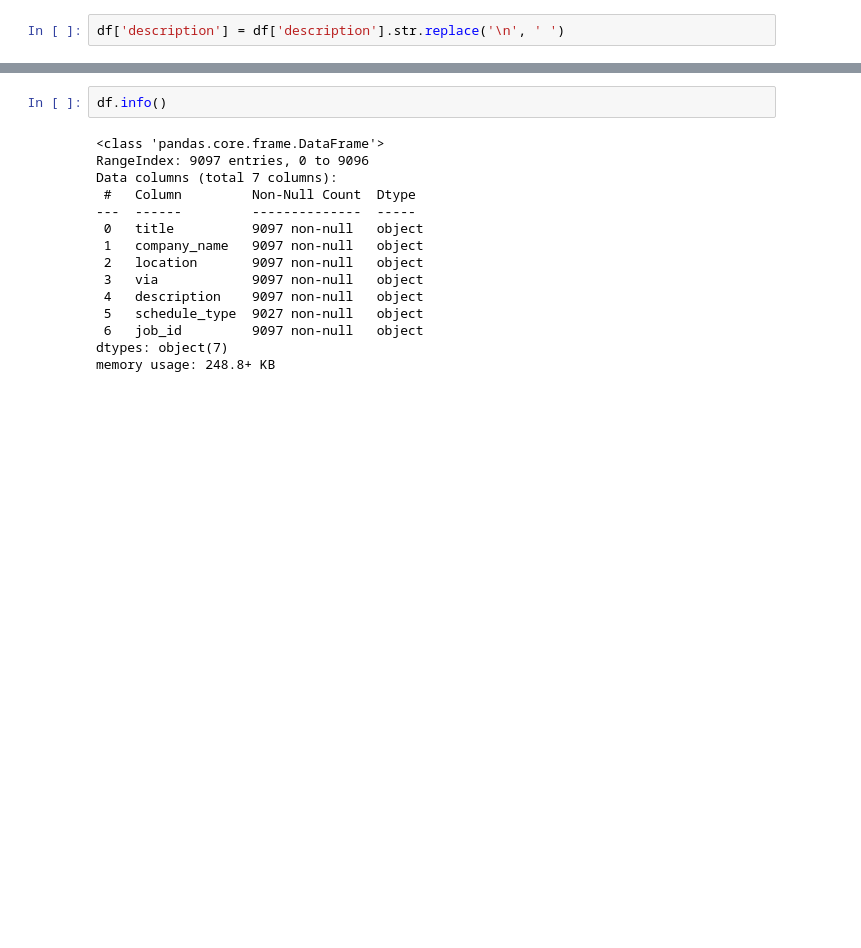
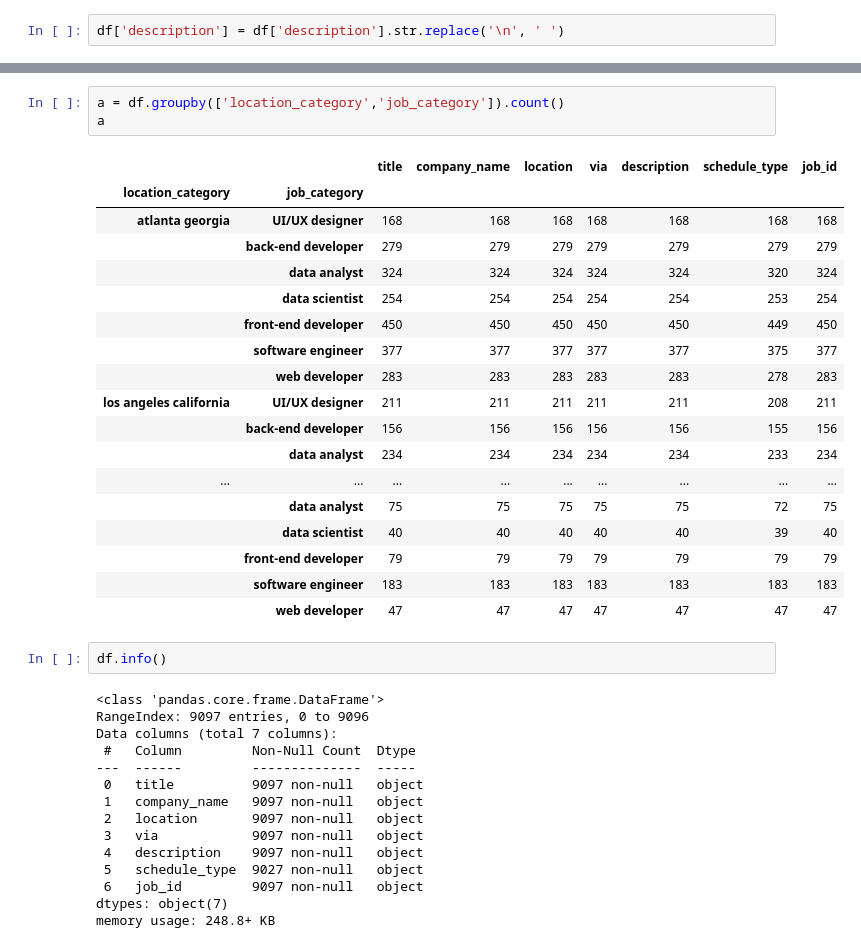
Before and after one commit to jperez29/TKH_casptone_project, a Jupyter notebook: jupyter notebooks/data_analysis_googleAPI.ipynb, the cells around one changed output, grey strips where cells are left out. Saved outputs shown, nothing was run; the diff lists cells and outputs as text; blank space fills up the shorter version.

```diff
--- a/jupyter notebooks/data_analysis_googleAPI.ipynb
+++ b/jupyter notebooks/data_analysis_googleAPI.ipynb
@@ -70,3 +70,25 @@ df
+# %%
+a = df.groupby(['location_category','job_category']).count()
+a
+# %% [output]
+|  |  | title | company_name | location | via | description | schedule_type | job_id |
+| location_category | job_category |  |  |  |  |  |  |  |
+| atlanta georgia | UI/UX designer | 168 | 168 | 168 | 168 | 168 | 168 | 168 |
+|  | back-end developer | 279 | 279 | 279 | 279 | 279 | 279 | 279 |
+|  | data analyst | 324 | 324 | 324 | 324 | 324 | 320 | 324 |
+|  | data scientist | 254 | 254 | 254 | 254 | 254 | 253 | 254 |
+|  | front-end developer | 450 | 450 | 450 | 450 | 450 | 449 | 450 |
+|  | software engineer | 377 | 377 | 377 | 377 | 377 | 375 | 377 |
+|  | web developer | 283 | 283 | 283 | 283 | 283 | 278 | 283 |
+| los angeles california | UI/UX designer | 211 | 211 | 211 | 211 | 211 | 208 | 211 |
+|  | back-end developer | 156 | 156 | 156 | 156 | 156 | 155 | 156 |
+|  | data analyst | 234 | 234 | 234 | 234 | 234 | 233 | 234 |
+| ... | ... | ... | ... | ... | ... | ... | ... | ... |
+|  | data analyst | 75 | 75 | 75 | 75 | 75 | 72 | 75 |
+|  | data scientist | 40 | 40 | 40 | 40 | 40 | 39 | 40 |
+|  | front-end developer | 79 | 79 | 79 | 79 | 79 | 79 | 79 |
+|  | software engineer | 183 | 183 | 183 | 183 | 183 | 183 | 183 |
+|  | web developer | 47 | 47 | 47 | 47 | 47 | 47 | 47 |
 # %%
 df.info()
 # %% [output]
```
Also changed, not shown: parts of 79 cells of this notebook, 3 other files.
